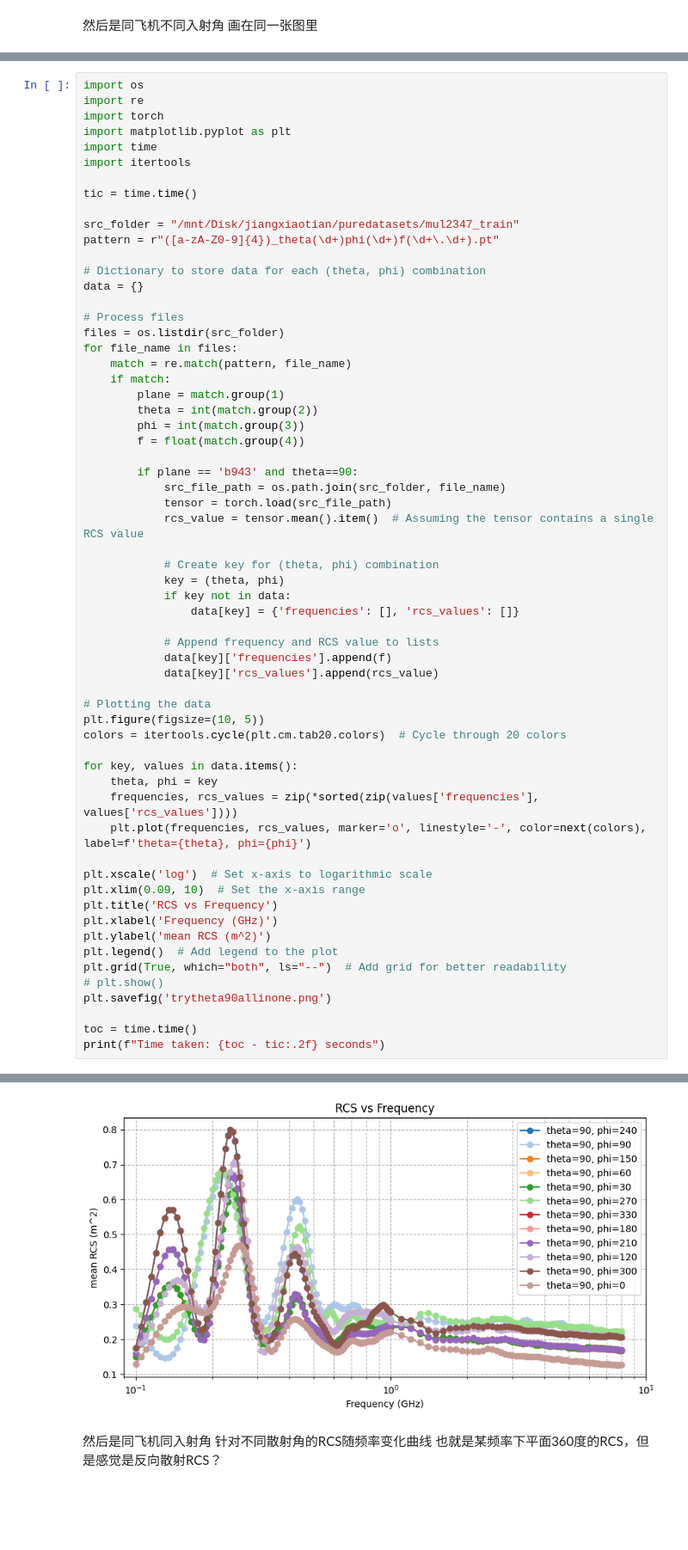
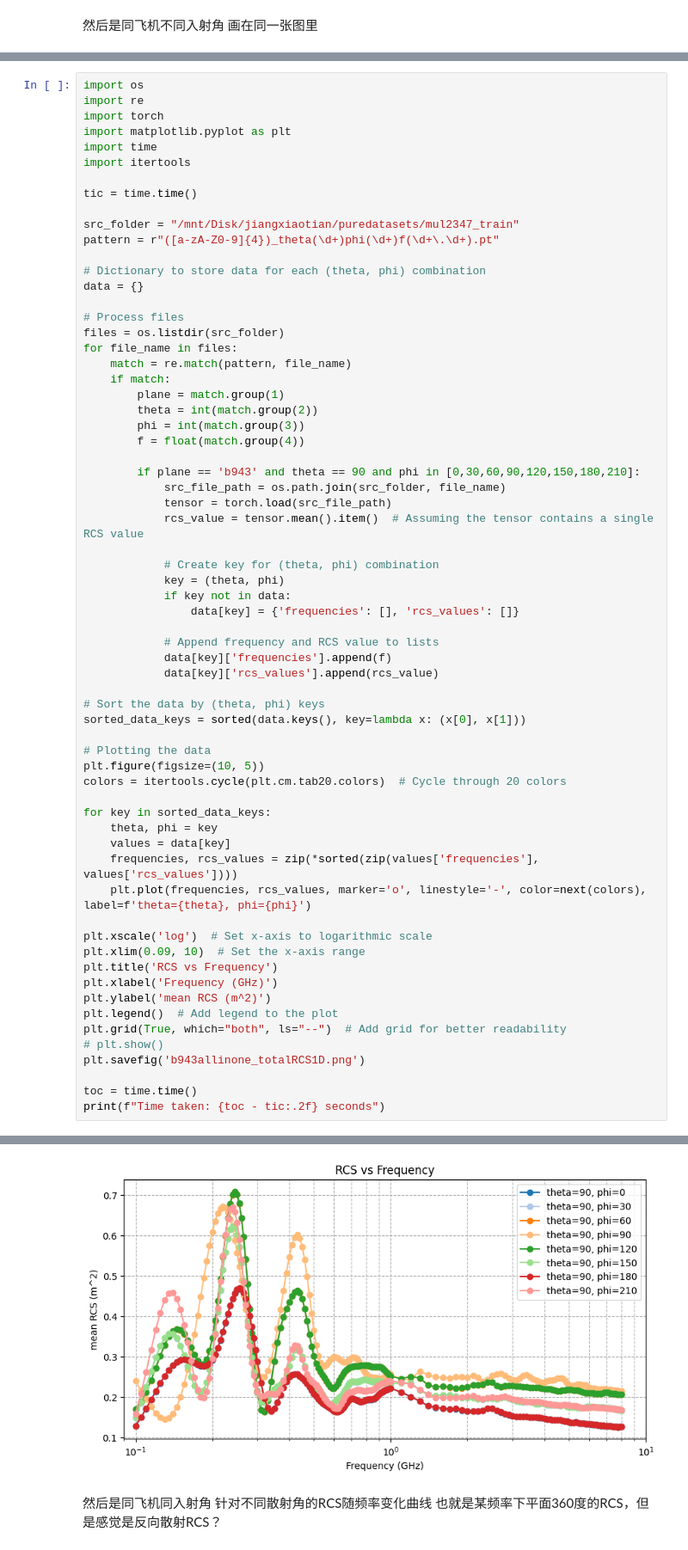
Before and after one commit to cytosineXT/3DEM, a Jupyter notebook: try1Dplot.ipynb, the cells around one changed output, grey strips where cells are left out. Shown at 86% size. Drawn from its saved outputs; the diff is of its cells as text; blank space fills up the shorter version.

```diff
--- a/try1Dplot.ipynb
+++ b/try1Dplot.ipynb
@@ -197,7 +197,7 @@ for file_name in files:
         phi = int(match.group(3))
         f = float(match.group(4))
 
-        if plane == 'b943' and theta==90:
+        if plane == 'b943' and theta == 90 and phi in [0,30,60,90,120,150,180,210]:
             src_file_path = os.path.join(src_folder, file_name)
             tensor = torch.load(src_file_path)
             rcs_value = tensor.mean().item()  # Assuming the tensor contains a single RCS value
@@ -211,12 +211,16 @@ for file_name in files:
             data[key]['frequencies'].append(f)
             data[key]['rcs_values'].append(rcs_value)
 
+# Sort the data by (theta, phi) keys
+sorted_data_keys = sorted(data.keys(), key=lambda x: (x[0], x[1]))
+
 # Plotting the data
 plt.figure(figsize=(10, 5))
 colors = itertools.cycle(plt.cm.tab20.colors)  # Cycle through 20 colors
 
-for key, values in data.items():
+for key in sorted_data_keys:
     theta, phi = key
+    values = data[key]
     frequencies, rcs_values = zip(*sorted(zip(values['frequencies'], values['rcs_values'])))
     plt.plot(frequencies, rcs_values, marker='o', linestyle='-', color=next(colors), label=f'theta={theta}, phi={phi}')
 
@@ -228,7 +232,7 @@ plt.ylabel('mean RCS (m^2)')
 plt.legend()  # Add legend to the plot
 plt.grid(True, which="both", ls="--")  # Add grid for better readability
 # plt.show()
-plt.savefig('trytheta90allinone.png')
+plt.savefig('b943allinone_totalRCS1D.png')
 
 toc = time.time()
 print(f"Time taken: {toc - tic:.2f} seconds")
@@ -237,4 +241,4 @@ Time taken: 14.63 seconds
-[figure, old version]
+[figure, new version]
 # %% [markdown]
 然后是同飞机同入射角 针对不同散射角的RCS随频率变化曲线 也就是某频率下平面360度的RCS，但是感觉是反向散射RCS？
 # %%
```
Also changed, not shown: parts of 21 cells of this notebook, 5 other files.
